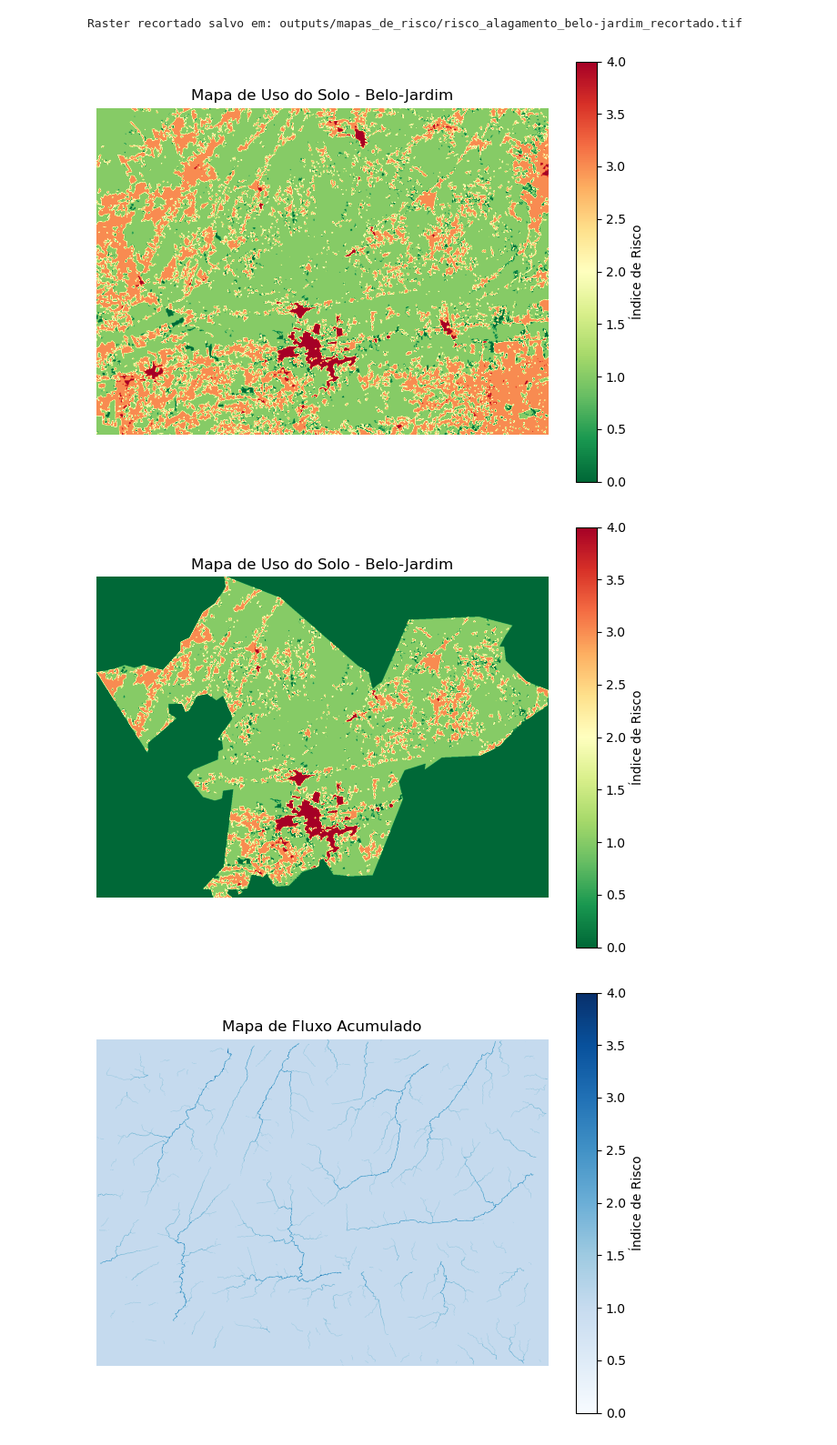
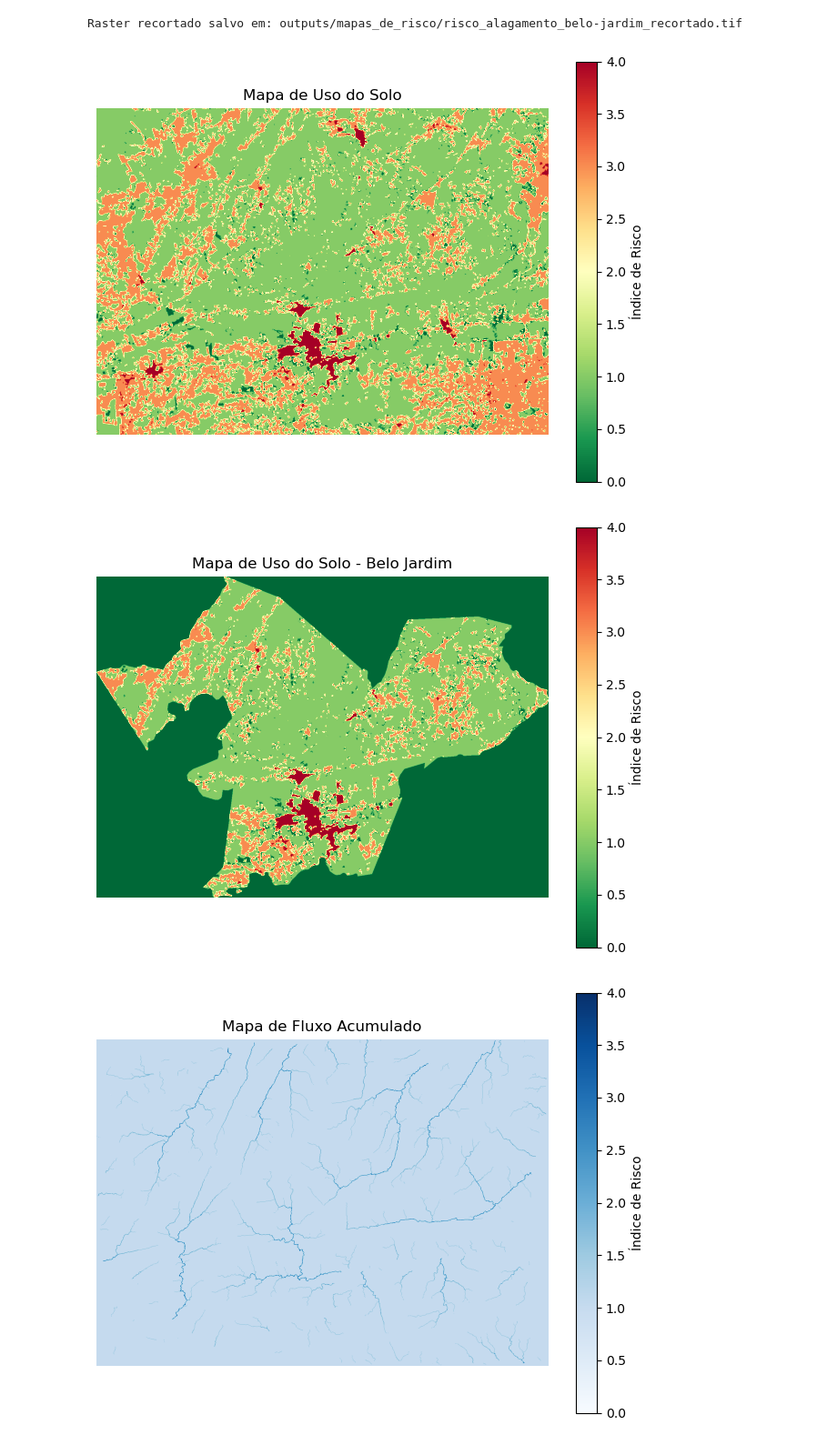
Before and after one commit to ezequielhenrique/zonas-de-risco-inundacao, a Jupyter notebook: analise-risco-alagamento.ipynb, the cells around one changed output. Shown at 91% size. Saved outputs shown, nothing was run; the diff lists cells and outputs as text; code cells hidden in the pictures.

```diff
--- a/analise-risco-alagamento.ipynb
+++ b/analise-risco-alagamento.ipynb
@@ -24,5 +44,5 @@ gdf_utm24s.to_file(f"outputs/limites_municipios/{cidade}/limite_{cidade}_utm24s.
 # %%
-shp = gpd.read_file(f"outputs/limites_municipios/{cidade}/limite_{cidade}_utm24s.shp")
+shp = gpd.read_file(f"outputs/limites_municipios/limite_{cidade}_reprojetado.shp")
 
 xmin, ymin, xmax, ymax = shp.total_bounds
 
@@ -356,9 +357,9 @@ Uso do solo reclassificado salvo em: outputs/uso_do_solo/uso_do_solo_belo-jardim
 # %%
 rasters = {
     "MDE": f"outputs/mde/mde_{cidade}.tif",
-    "Uso do Solo": uso_do_solo_reclass,
-    "Declividade": declividade_reclass,
-    "Fluxo Acumulado": fluxo_acumulado_reclass,
+    "Uso do Solo": f"outputs/uso_do_solo/uso_do_solo_{cidade}_reclass.tif",
+    "Declividade": f"outputs/declividade/declividade_{cidade}_reclass.tif",
+    "Fluxo Acumulado": f"outputs/fluxo_acumulado/fluxo_acumulado_{cidade}_reclass.tif",
     "Moldura": f"outputs/molduras_municipios/moldura-{cidade}.tif"
 }
 
@@ -506,13 +507,13 @@ recortar_mapa(risco_path, risco_recortado_path)
 # %% [output]
 Raster recortado salvo em: outputs/mapas_de_risco/risco_alagamento_belo-jardim_recortado.tif
 # %%
-plot_mapa(uso_do_solo_path, f"Mapa de Uso do Solo - {cidade.title()}")
+plot_mapa(uso_do_solo_path, f"Mapa de Uso do Solo")
 # %% [output]
-[figure, old version]
+[figure, new version]
 # %%
-plot_mapa(uso_do_solo_recortado_path, f"Mapa de Uso do Solo - {cidade.title()}")
+plot_mapa(uso_do_solo_recortado_path, f"Mapa de Uso do Solo - {nome_cidade.title()}")
 # %% [output]
-[figure, old version]
+[figure, new version]
 # %%
 plot_mapa(fluxo_acumulado_path, f"Mapa de Fluxo Acumulado", colors="Blues")
 # %% [output]
```
Also changed, not shown: parts of 14 cells of this notebook, 24 other files.
